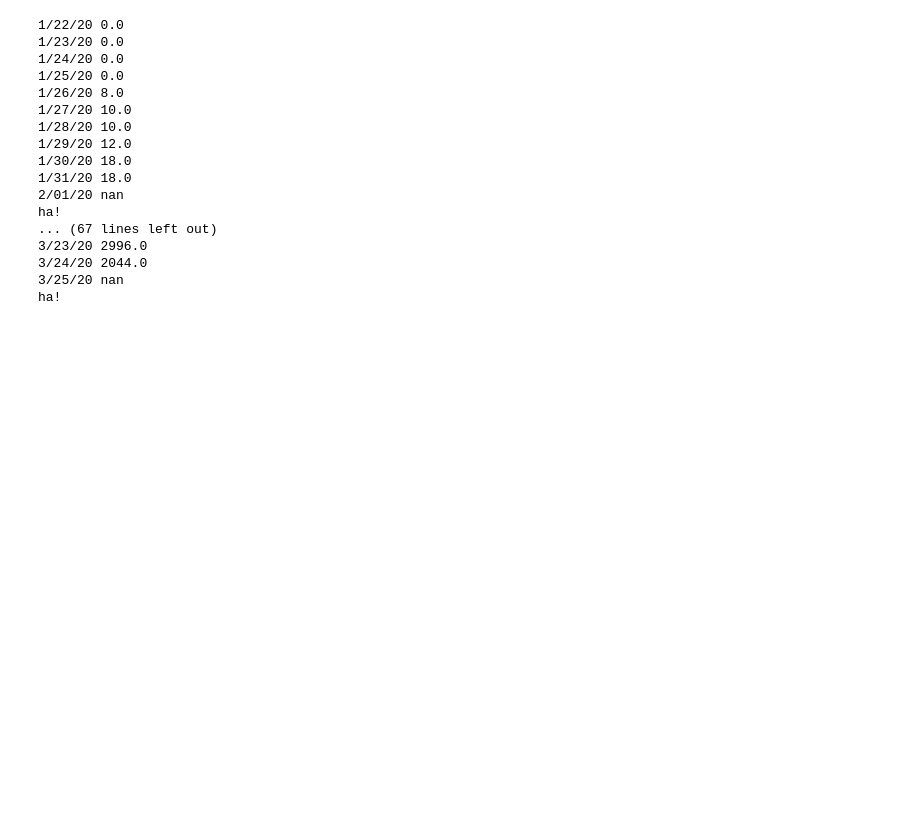
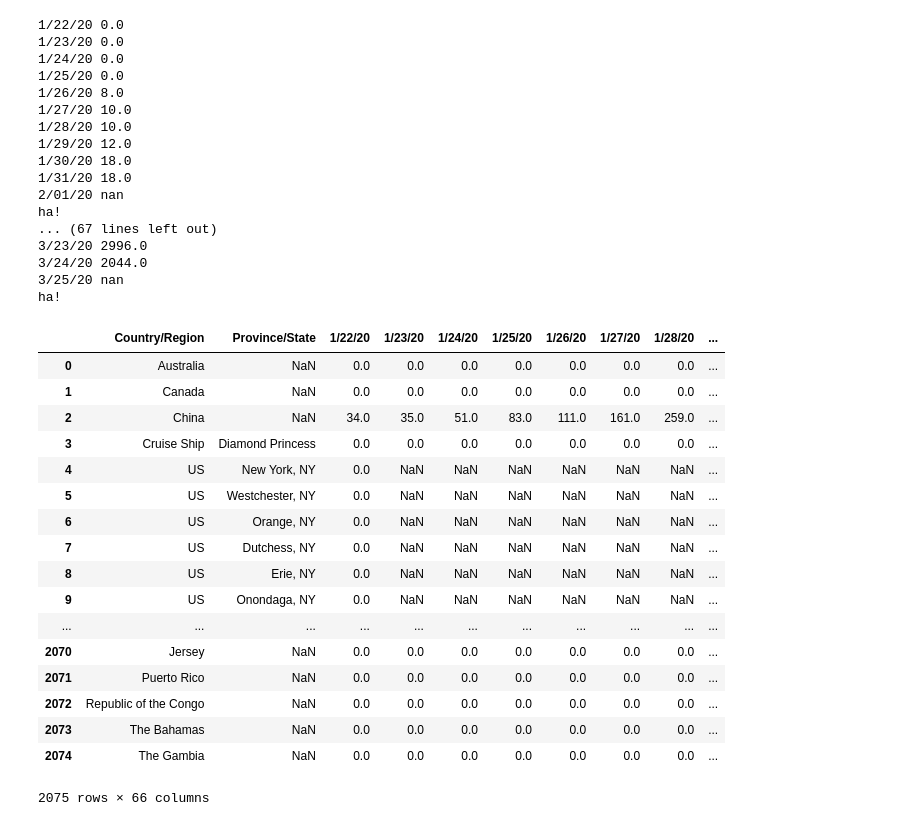
Before and after one commit to rmr1012/seeCOVID19, a Jupyter notebook: JHU Processor.ipynb, the cells around one changed output. Cells and saved outputs as stored; diff of their text form; code cells hidden in the pictures; blank space fills up the shorter version.

Commit message:
expand db to deaths

```diff
--- a/JHU Processor.ipynb
+++ b/JHU Processor.ipynb
@@ -357,3 +363,58 @@ ha!
 3/24/20 2044.0
 3/25/20 nan
 ha!
+# %%
+legacyJHUDeath=StringIO(requests.get("https://raw.githubusercontent.com/CSSEGISandData/COVID-19/master/csse_covid_19_data/csse_covid_19_time_series/time_series_19-covid-Deaths.csv").text)
+
+legacyJHUDeathdf = pd.read_csv(legacyJHUDeath, sep=",")
+
+
+newJHUDeath=StringIO(requests.get("https://raw.githubusercontent.com/CSSEGISandData/COVID-19/master/csse_covid_19_data/csse_covid_19_time_series/time_series_covid19_deaths_global.csv").text)
+
+newJHUDeathdf = pd.read_csv(newJHUDeath, sep=",")
+
+JHUDeathdf=pd.merge(newJHUDeathdf,legacyJHUDeathdf,how="outer").drop(columns=["Lat","Long"])
+
+mergeDeathdDF=pd.merge(CSBSStatesDeaths,JHUDeathdf,on=["Province/State","Country/Region"],how='outer')
+
+mergeDeathdDF=pd.merge(CSBSCountyDeaths,mergeDeathdDF,how='outer')
+
+mergeDeathdDF=mergeDeathdDF.reindex(columnSort(mergeDeathdDF.columns), axis=1)
+
+mergeDeathdDF["1/22/20"].fillna(0,inplace=True)
+
+mergeDeathdDF.loc[mergeDeathdDF["Province/State"].isnull() & mergeDeathdDF["Country/Region"].isin(["China"])]
+
+#find forgotten countries
+forgottenCountriesDeath=set(mergeDeathdDF["Country/Region"])-set(mergeDeathdDF[mergeDeathdDF['Province/State'].isnull()]["Country/Region"])
+
+forgottenDeathDF=mergeDeathdDF.groupby(["Country/Region"]).sum(min_count=1)
+forgottenDeathDF=forgottenDeathDF[forgottenDeathDF.index.isin(forgottenCountriesDeath)].reset_index()
+forgottenDeathDF
+
+fixMergeDeathdDF=pd.merge(forgottenDeathDF,mergeDeathdDF,how='outer')
+
+fixMergeDeathdDF=fixMergeDeathdDF.reindex(columnSort(fixMergeDeathdDF.columns), axis=1)
+
+pickle.dump( fixMergeDeathdDF, open( "baselineDeath0325.dat", "wb" ) )
+# %%
+fixMergeDeathdDF
+# %% [output]
+|  | Country/Region | Province/State | 1/22/20 | 1/23/20 | 1/24/20 | 1/25/20 | 1/26/20 | 1/27/20 | 1/28/20 | ... |
+| 0 | Australia | NaN | 0.0 | 0.0 | 0.0 | 0.0 | 0.0 | 0.0 | 0.0 | ... |
+| 1 | Canada | NaN | 0.0 | 0.0 | 0.0 | 0.0 | 0.0 | 0.0 | 0.0 | ... |
+| 2 | China | NaN | 34.0 | 35.0 | 51.0 | 83.0 | 111.0 | 161.0 | 259.0 | ... |
+| 3 | Cruise Ship | Diamond Princess | 0.0 | 0.0 | 0.0 | 0.0 | 0.0 | 0.0 | 0.0 | ... |
+| 4 | US | New York, NY | 0.0 | NaN | NaN | NaN | NaN | NaN | NaN | ... |
+| 5 | US | Westchester, NY | 0.0 | NaN | NaN | NaN | NaN | NaN | NaN | ... |
+| 6 | US | Orange, NY | 0.0 | NaN | NaN | NaN | NaN | NaN | NaN | ... |
+| 7 | US | Dutchess, NY | 0.0 | NaN | NaN | NaN | NaN | NaN | NaN | ... |
+| 8 | US | Erie, NY | 0.0 | NaN | NaN | NaN | NaN | NaN | NaN | ... |
+| 9 | US | Onondaga, NY | 0.0 | NaN | NaN | NaN | NaN | NaN | NaN | ... |
+| ... | ... | ... | ... | ... | ... | ... | ... | ... | ... | ... |
+| 2070 | Jersey | NaN | 0.0 | 0.0 | 0.0 | 0.0 | 0.0 | 0.0 | 0.0 | ... |
+| 2071 | Puerto Rico | NaN | 0.0 | 0.0 | 0.0 | 0.0 | 0.0 | 0.0 | 0.0 | ... |
+| 2072 | Republic of the Congo | NaN | 0.0 | 0.0 | 0.0 | 0.0 | 0.0 | 0.0 | 0.0 | ... |
+| 2073 | The Bahamas | NaN | 0.0 | 0.0 | 0.0 | 0.0 | 0.0 | 0.0 | 0.0 | ... |
+| 2074 | The Gambia | NaN | 0.0 | 0.0 | 0.0 | 0.0 | 0.0 | 0.0 | 0.0 | ... |
+2075 rows × 66 columns
```
Also changed, not shown: parts of 9 cells of this notebook, 1 other file.
